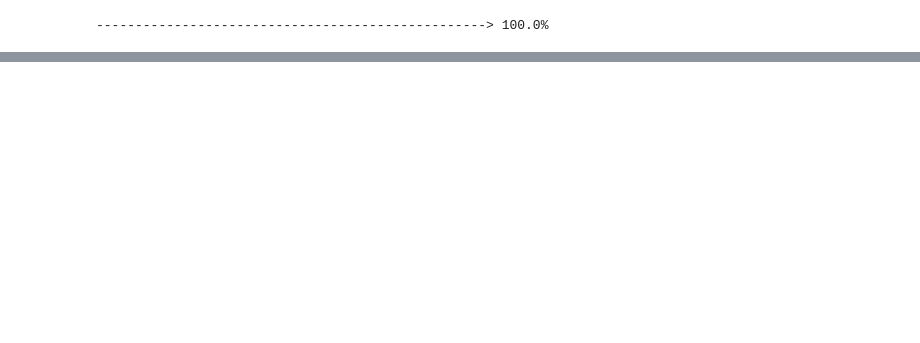
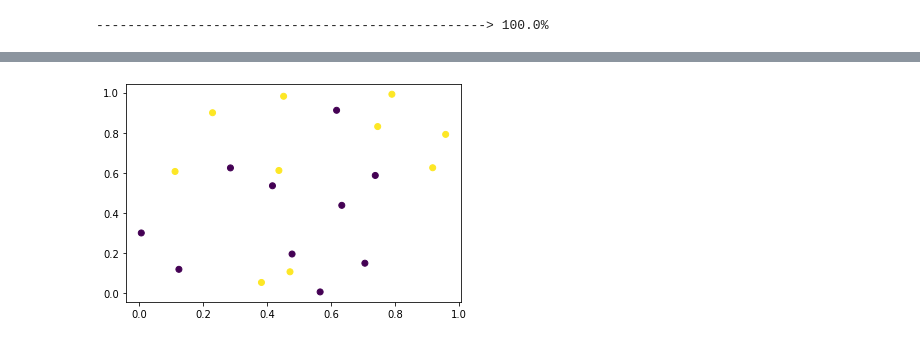
Before and after one commit to jajohu/Custom-Neural-Network, a Jupyter notebook: Development.ipynb, the cells around one changed output, grey strips where cells are left out. Saved outputs shown, nothing was run; the diff lists cells and outputs as text; code cells hidden in the pictures; blank space fills up the shorter version.

```diff
--- a/Development.ipynb
+++ b/Development.ipynb
@@ -297,0 +325,6 @@ fcnn.visualise_weights()
+# %%
+# Visualise training data with target as hue
+plt.scatter(X[:,0], X[:,1], c=Y)
+plt.show()
+# %% [output]
+[figure, added]
```
Also changed, not shown: parts of 10 cells of this notebook.
